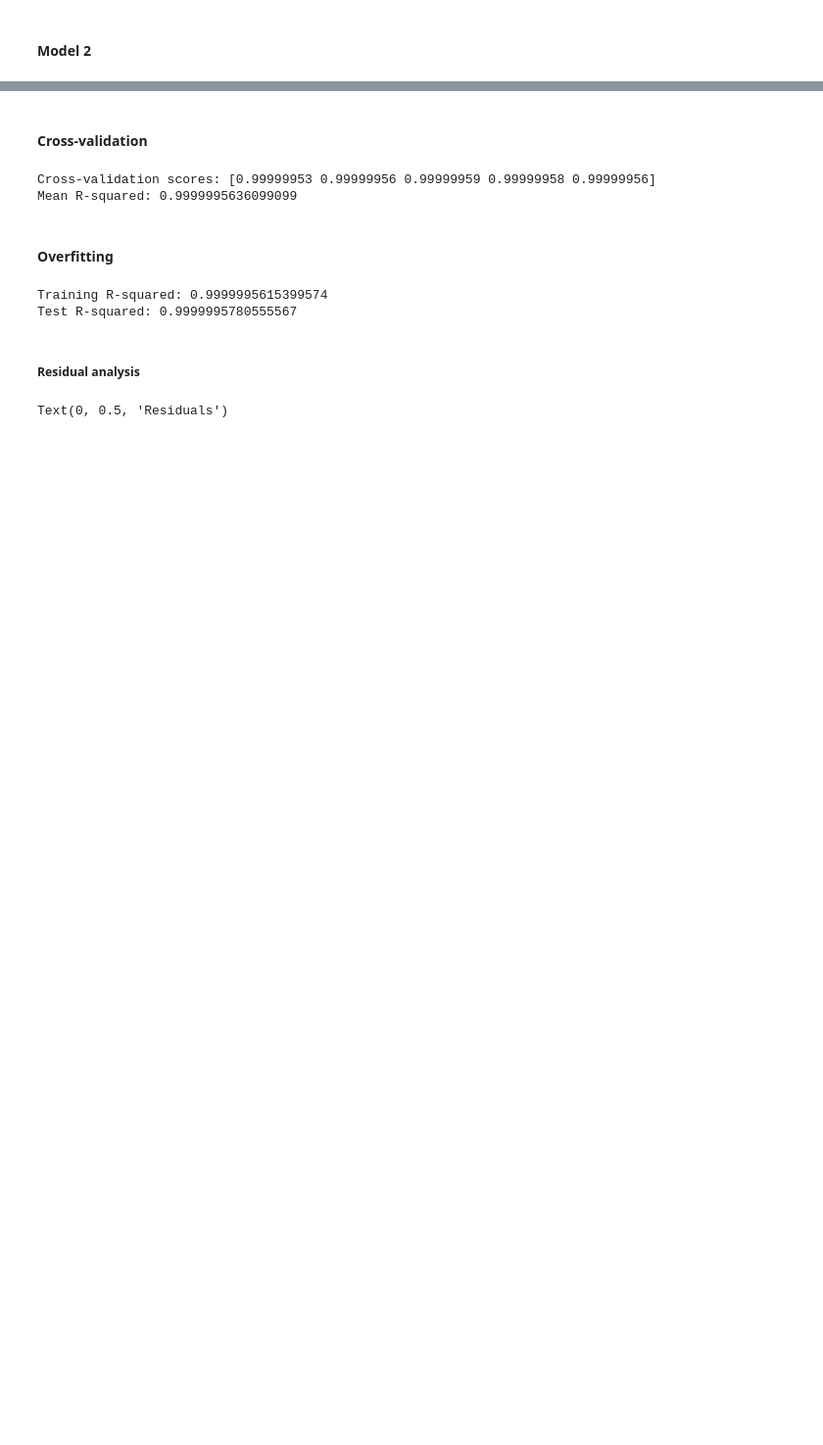
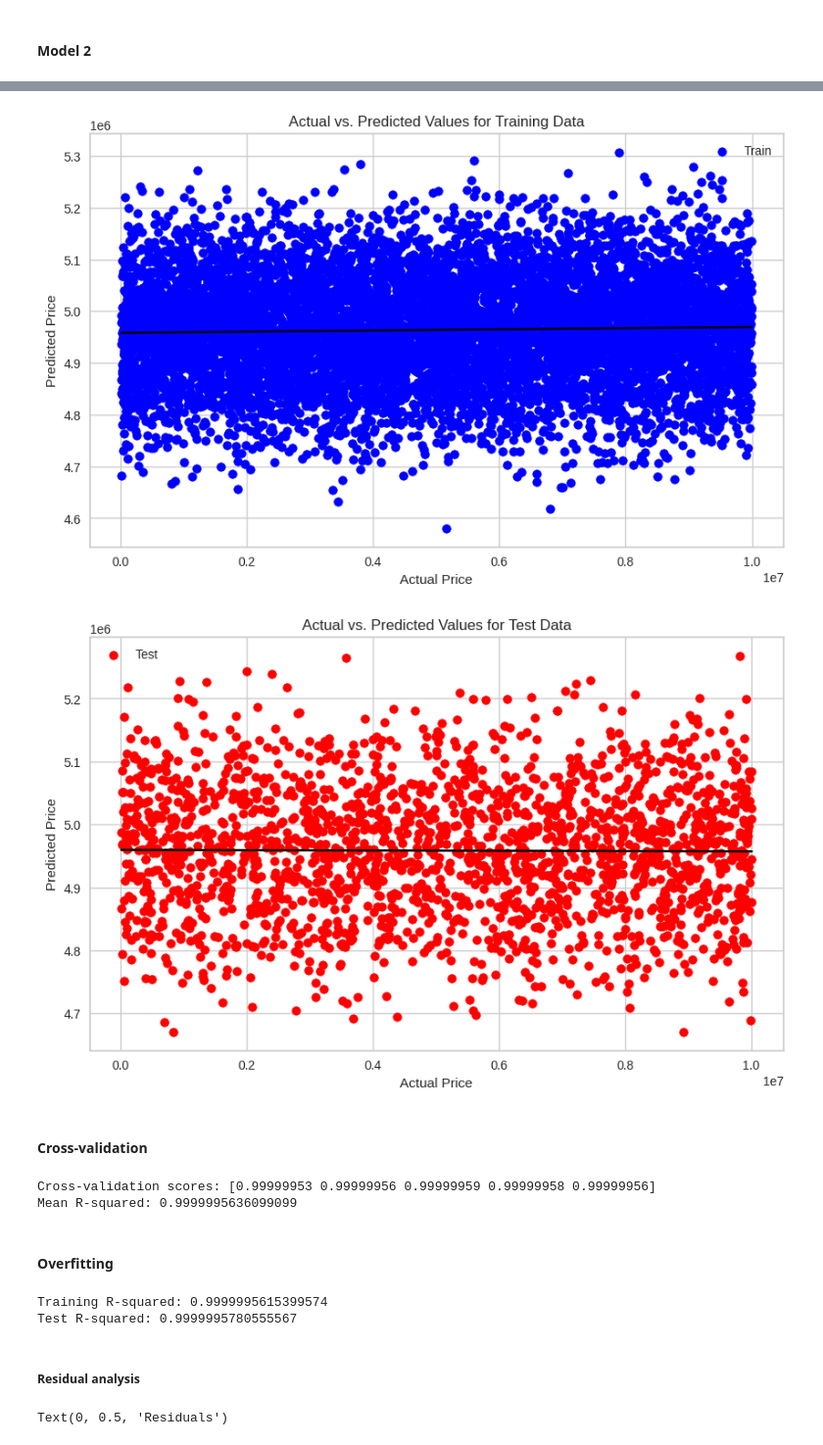
Before and after one commit to arshiataheri/IRIS-Paris-Geographical-Data-ML, a Jupyter notebook: IRIS_Paris_Geographical_Data_ML.ipynb, the cells around one changed output, grey strips where cells are left out. Shown at 98% size. Cells and saved outputs as stored; diff of their text form; code cells hidden in the pictures; blank space fills up the shorter version.

```diff
--- a/IRIS_Paris_Geographical_Data_ML.ipynb
+++ b/IRIS_Paris_Geographical_Data_ML.ipynb
@@ -1370,0 +1623,13 @@ strong multicollinearity or other numerical problems.
+# %%
+from sklearn.metrics import r2_score
+
+# Fit the model on the entire training dataset
+model.fit(X_train_modified, y_train)
+
+# Make predictions on the test data
+test_predictions = model.predict(X_test_modified)
+
+# Calculate R-squared on the test data
+test_r2 = r2_score(y_test, test_predictions)
+
+print("R-squared on Test Data:", test_r2)
@@ -1408,6 +1675,32 @@ Covariance Type:            nonrobust
 [2] Standard Errors assume that the covariance matrix of the errors is correctly specified.
 [3] The condition number is large, 1.18e+05. This might indicate that there are
 strong multicollinearity or other numerical problems.
+# %%
+import numpy as np
+import matplotlib.pyplot as plt
+
+# Plot actual vs. predicted values for training data
+plt.figure(figsize=(10, 6))
+plt.scatter(y_train, ols_results_no_sqm.predict(X_train_no_sqm), color='blue', label='Train')
+plt.plot(np.unique(y_train), np.poly1d(np.polyfit(y_train, ols_results_no_sqm.predict(X_train_no_sqm), 1))(np.unique(y_train)), color='black')
+plt.xlabel('Actual Price')
+plt.ylabel('Predicted Price')
+plt.title('Actual vs. Predicted Values for Training Data')
+plt.legend()
+plt.show()
+
+# Plot actual vs. predicted values for test data
+plt.figure(figsize=(10, 6))
+plt.scatter(y_test, predictions_no_sqm, color='red', label='Test')
+plt.plot(np.unique(y_test), np.poly1d(np.polyfit(y_test, predictions_no_sqm, 1))(np.unique(y_test)), color='black')
+plt.xlabel('Actual Price')
+plt.ylabel('Predicted Price')
+plt.title('Actual vs. Predicted Values for Test Data')
+plt.legend()
+plt.show()
+# %% [output]
+[figure, added]
+[figure, added]
 # %% [markdown]
 #### Cross-validation
 # %%
```
Also changed, not shown: parts of 31 cells of this notebook.
